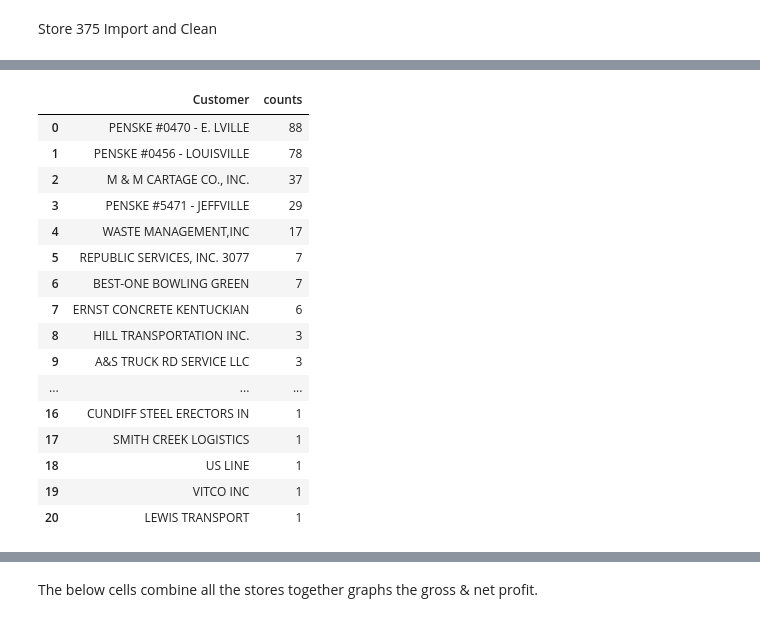
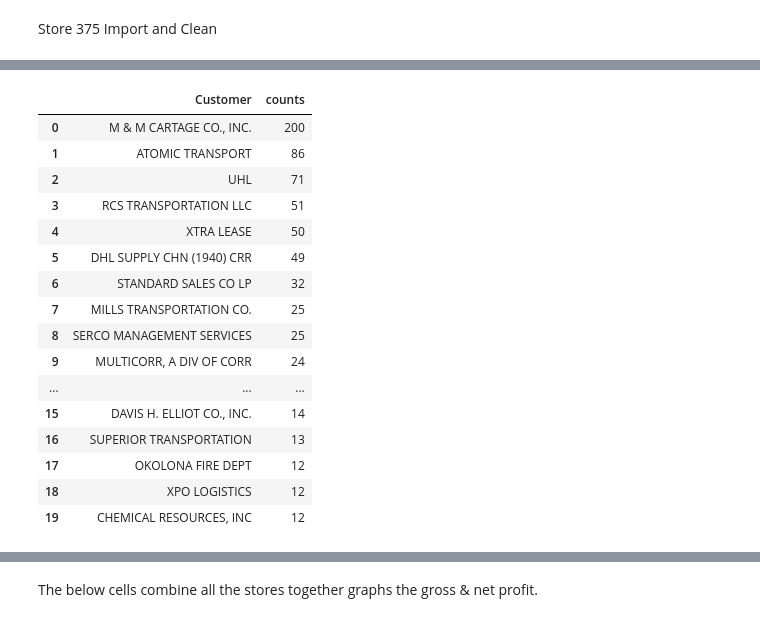
Before and after one commit to dmorton714/vis, a Jupyter notebook: final.ipynb, the cells around one changed output, grey strips where cells are left out. Saved outputs shown, nothing was run; the diff lists cells and outputs as text; code cells hidden in the pictures.

```diff
--- a/final.ipynb
+++ b/final.ipynb
@@ -336,28 +378,28 @@ plt.savefig('output/375_gnp.jpg', dpi=100, bbox_inches = 'tight')
 # %%
 by_cust =(df5['Customer']).value_counts().sort_index()
 df5_customer = by_cust.rename_axis('Customer').reset_index(name='counts')
 df5_customer.sort_values(by=['counts'], ascending=False, inplace=True)
 df5_customer = df5_customer.reset_index(drop=True)
-df5_customer
+df5_customer.head(20)
 # df5_customer.to_csv(r'output/376_customers.csv', index=False)
 # %% [output]
 |  | Customer | counts |
-| 0 | PENSKE #0470 - E. LVILLE | 88 |
-| 1 | PENSKE #0456 - LOUISVILLE | 78 |
-| 2 | M & M CARTAGE CO., INC. | 37 |
-| 3 | PENSKE #5471 - JEFFVILLE | 29 |
-| 4 | WASTE MANAGEMENT,INC | 17 |
-| 5 | REPUBLIC SERVICES, INC. 3077 | 7 |
-| 6 | BEST-ONE BOWLING GREEN | 7 |
-| 7 | ERNST CONCRETE KENTUCKIAN | 6 |
-| 8 | HILL TRANSPORTATION INC. | 3 |
-| 9 | A&S TRUCK RD SERVICE LLC | 3 |
+| 0 | M & M CARTAGE CO., INC. | 200 |
+| 1 | ATOMIC TRANSPORT | 86 |
+| 2 | UHL | 71 |
+| 3 | RCS TRANSPORTATION LLC | 51 |
+| 4 | XTRA LEASE | 50 |
+| 5 | DHL SUPPLY CHN (1940) CRR | 49 |
+| 6 | STANDARD SALES CO LP | 32 |
+| 7 | MILLS TRANSPORTATION CO. | 25 |
+| 8 | SERCO MANAGEMENT SERVICES | 25 |
+| 9 | MULTICORR, A DIV OF CORR | 24 |
 | ... | ... | ... |
-| 16 | CUNDIFF STEEL ERECTORS IN | 1 |
-| 17 | SMITH CREEK LOGISTICS | 1 |
-| 18 | US LINE | 1 |
-| 19 | VITCO INC | 1 |
-| 20 | LEWIS TRANSPORT | 1 |
+| 15 | DAVIS H. ELLIOT CO., INC. | 14 |
+| 16 | SUPERIOR TRANSPORTATION | 13 |
+| 17 | OKOLONA FIRE DEPT | 12 |
+| 18 | XPO LOGISTICS | 12 |
+| 19 | CHEMICAL RESOURCES, INC | 12 |
 # %%
 # x-coordinates of left sides of bars
 left = dfg5['Date']
```
Also changed, not shown: parts of 15 cells of this notebook, 20 other files.
